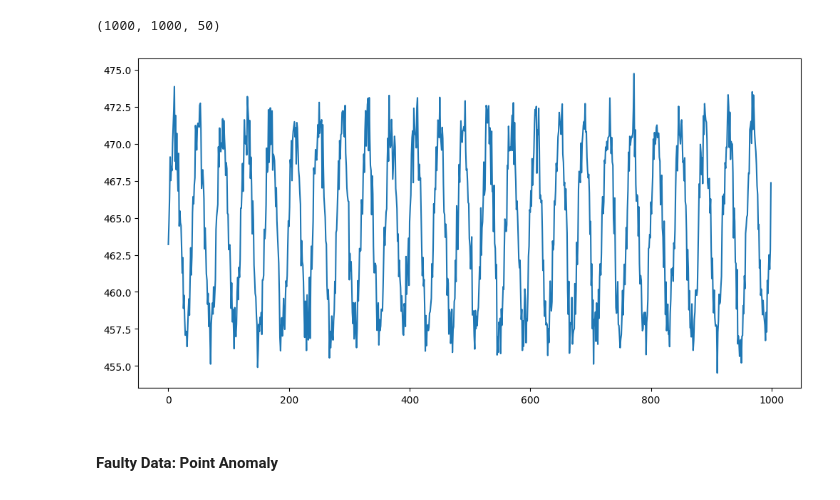
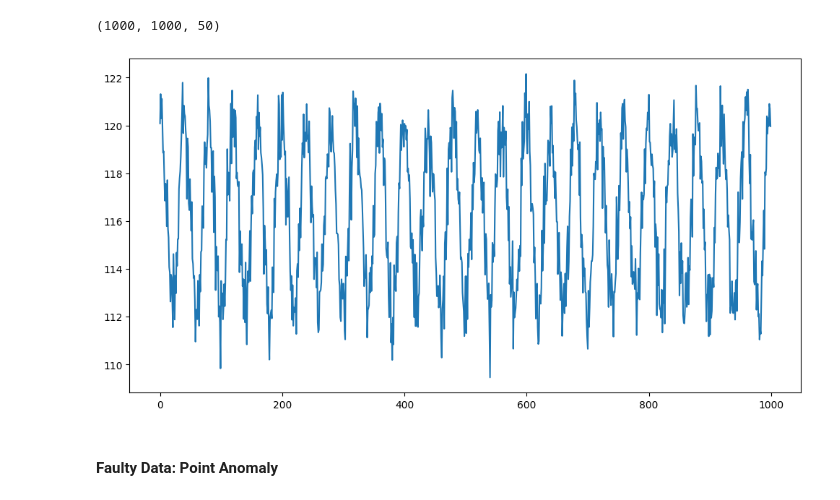
Before and after one commit to Morganh201/AnomalyDetection, a Jupyter notebook: AnomalyDetectionMethodsTest.ipynb, the cells around one changed output. Drawn from its saved outputs; the diff is of its cells as text; code cells hidden in the pictures.

```diff
--- a/AnomalyDetectionMethodsTest.ipynb
+++ b/AnomalyDetectionMethodsTest.ipynb
@@ -99,7 +139,7 @@ class DataCreation:
     def __init__(self):
         pass
 
-    def create_feature(self, function, mean, variance, co_ef, intercept):
+    def create_feature(self, function, mean, variance, co_ef, intercept, freq):
         x = co_ef * function(np.linspace(0, 50*np.pi, 1000)) + intercept
         x = x + np.random.normal(mean, variance, 1000)
         return x
@@ -114,13 +154,14 @@ class DataCreation:
             random.seed(seed)
             for j in range(features):
 
+                #freq = random.uniform(10, 50)
                 co_ef = random.randint(1, 10)
                 intercept = random.uniform(0, 500)
                 mean = 0
                 variance = random.uniform(0.1, 2)
                 function = random.choice([np.sin, np.cos])
 
-                d[f'x_{j}'] = self.create_feature(function, mean, variance, co_ef, intercept)
+                d[f'x_{j}'] = self.create_feature(function, mean, variance, co_ef, intercept, 0)
             training = pd.DataFrame(d)
             self.X.append(training)
         self.X = np.array(self.X)
@@ -138,9 +179,9 @@ n_train_X.shape
 # %% [output]
 (1000, 1000, 50)
 # %%
-n_data.plot_feature(n_train_X, 0, 49)
+n_data.plot_feature(n_train_X, 0, 40)
 # %% [output]
-[figure, old version]
+[figure, new version]
 # %% [markdown]
 #### Faulty Data: Point Anomaly
 # %%
```
Also changed, not shown: parts of 20 cells of this notebook.
